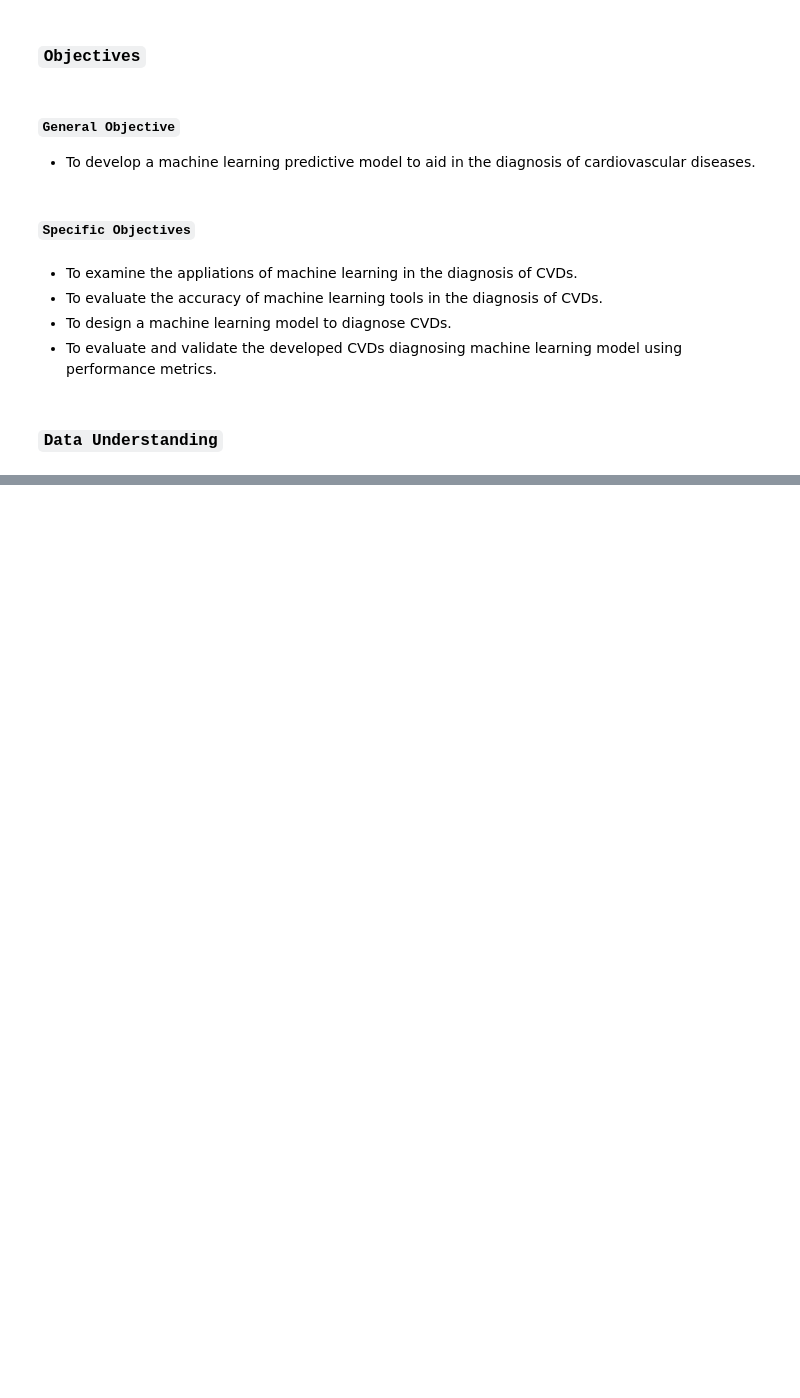
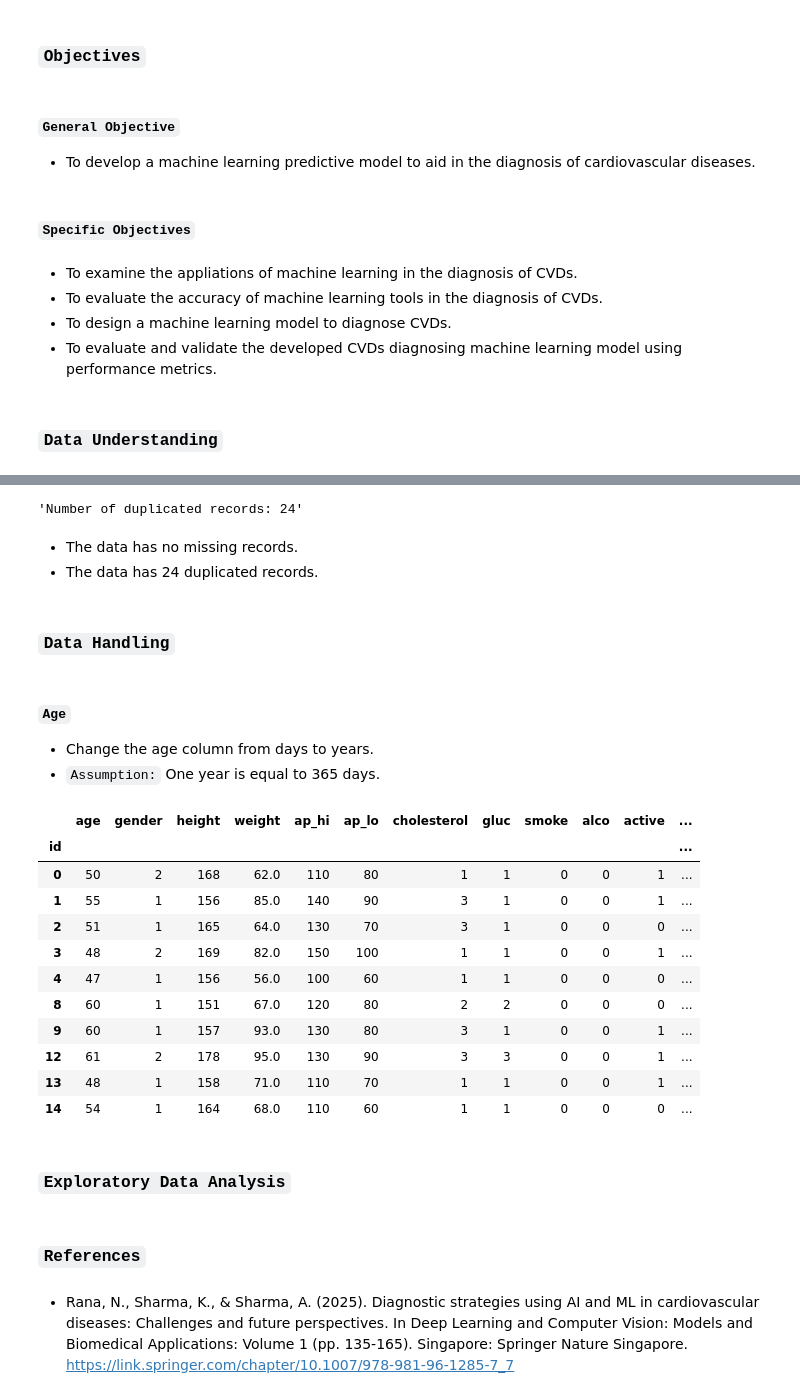
Before and after one commit to martin-m-kinoti/ML-CVDs, a Jupyter notebook: notebook.ipynb, the cells around one changed output, grey strips where cells are left out. Saved outputs shown, nothing was run; the diff lists cells and outputs as text; code cells hidden in the pictures; blank space fills up the shorter version.

```diff
--- a/notebook.ipynb
+++ b/notebook.ipynb
@@ -20,0 +82,36 @@ Cardiovascular Diseases (CVDs) are considered the leading cause of mortality glo
+# %%
+# Duplicated records
+duplicated(data)
+# %% [output]
+'Number of duplicated records: 24'
+# %% [markdown]
+- The data has no missing records.
+- The data has 24 duplicated records.
+# %% [markdown]
+### `Data Handling`
+# %% [markdown]
+#### `Age`
+- Change the age column from days to years.
+- `Assumption:` One year is equal to 365 days.
+# %%
+data["age"] = data["age"].apply(lambda x: x//365) # Floor division to round down the age to the nearest whole number
+data.head(10)
+# %% [output]
+|  | age | gender | height | weight | ap_hi | ap_lo | cholesterol | gluc | smoke | alco | active | ... |
+| id |  |  |  |  |  |  |  |  |  |  |  | ... |
+| 0 | 50 | 2 | 168 | 62.0 | 110 | 80 | 1 | 1 | 0 | 0 | 1 | ... |
+| 1 | 55 | 1 | 156 | 85.0 | 140 | 90 | 3 | 1 | 0 | 0 | 1 | ... |
+| 2 | 51 | 1 | 165 | 64.0 | 130 | 70 | 3 | 1 | 0 | 0 | 0 | ... |
+| 3 | 48 | 2 | 169 | 82.0 | 150 | 100 | 1 | 1 | 0 | 0 | 1 | ... |
+| 4 | 47 | 1 | 156 | 56.0 | 100 | 60 | 1 | 1 | 0 | 0 | 0 | ... |
+| 8 | 60 | 1 | 151 | 67.0 | 120 | 80 | 2 | 2 | 0 | 0 | 0 | ... |
+| 9 | 60 | 1 | 157 | 93.0 | 130 | 80 | 3 | 1 | 0 | 0 | 1 | ... |
+| 12 | 61 | 2 | 178 | 95.0 | 130 | 90 | 3 | 3 | 0 | 0 | 1 | ... |
+| 13 | 48 | 1 | 158 | 71.0 | 110 | 70 | 1 | 1 | 0 | 0 | 1 | ... |
+| 14 | 54 | 1 | 164 | 68.0 | 110 | 60 | 1 | 1 | 0 | 0 | 0 | ... |
+# %% [markdown]
+### `Exploratory Data Analysis`
+# %% [markdown]
+### `References`
+# %% [markdown]
+- Rana, N., Sharma, K., & Sharma, A. (2025). Diagnostic strategies using AI and ML in cardiovascular diseases: Challenges and future perspectives. In Deep Learning and Computer Vision: Models and Biomedical Applications: Volume 1 (pp. 135-165). Singapore: Springer Nature Singapore. https://link.springer.com/chapter/10.1007/978-981-96-1285-7_7
```
Also changed, not shown: parts of 8 cells of this notebook.
